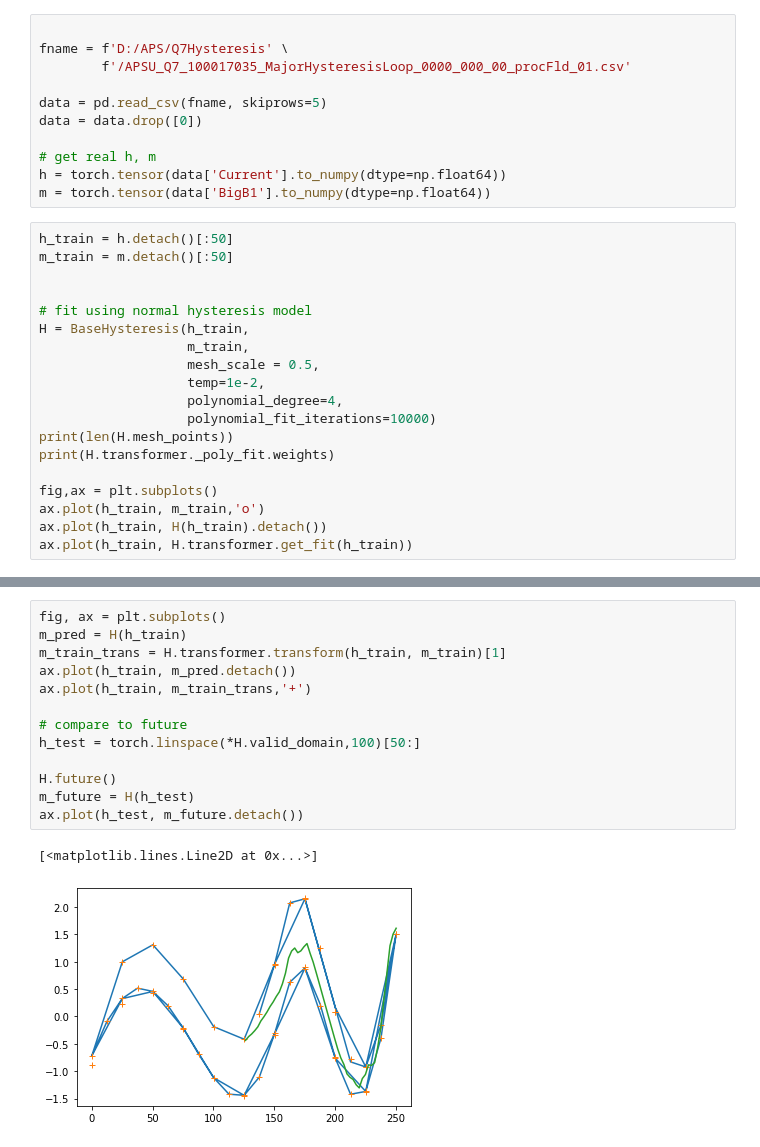
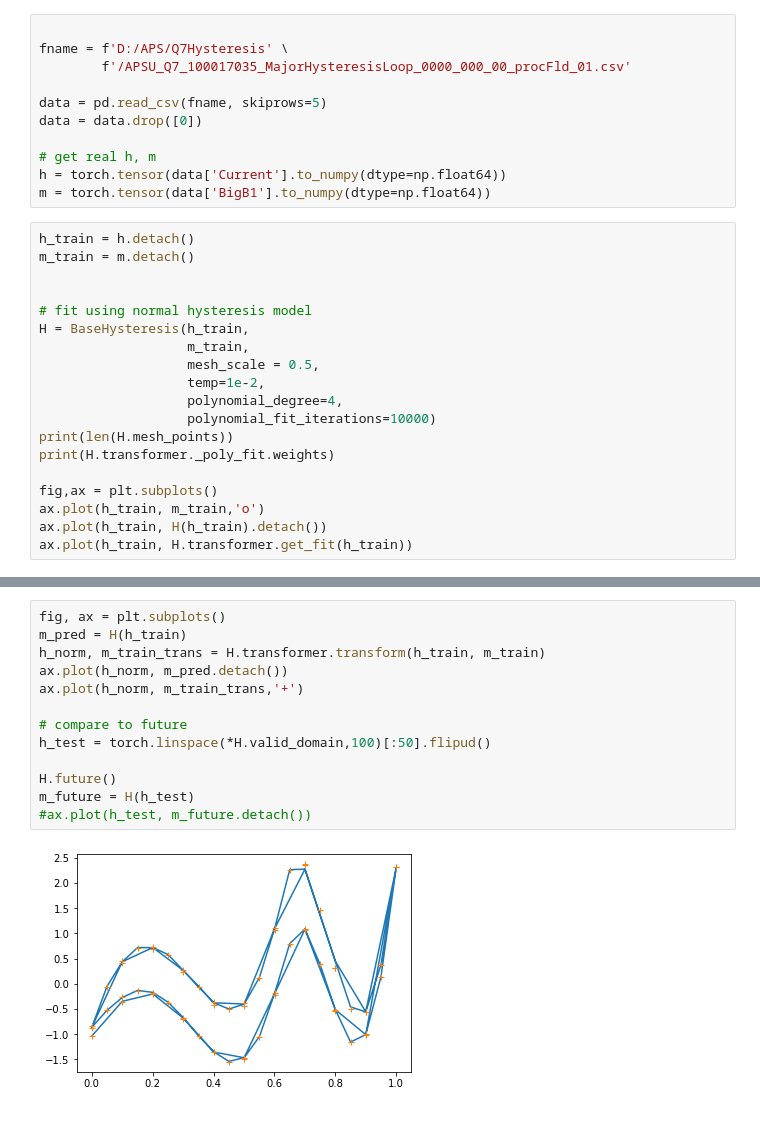
Before and after one commit to roussel-ryan/diff_hysteresis, a Jupyter notebook: fitting/aps/apsu_q7.ipynb, the cells around one changed output, grey strips where cells are left out. Drawn from its saved outputs; the diff is of its cells as text.

```diff
--- a/fitting/aps/apsu_q7.ipynb
+++ b/fitting/aps/apsu_q7.ipynb
@@ -19,8 +19,8 @@ data = data.drop([0])
 h = torch.tensor(data['Current'].to_numpy(dtype=np.float64))
 m = torch.tensor(data['BigB1'].to_numpy(dtype=np.float64))
 # %%
-h_train = h.detach()[:50]
-m_train = m.detach()[:50]
+h_train = h.detach()
+m_train = m.detach()
 
 
 # fit using normal hysteresis model
@@ -75,19 +72,18 @@ fig.set_size_inches(8,8)
 # %%
 fig, ax = plt.subplots()
 m_pred = H(h_train)
-m_train_trans = H.transformer.transform(h_train, m_train)[1]
-ax.plot(h_train, m_pred.detach())
-ax.plot(h_train, m_train_trans,'+')
+h_norm, m_train_trans = H.transformer.transform(h_train, m_train)
+ax.plot(h_norm, m_pred.detach())
+ax.plot(h_norm, m_train_trans,'+')
 
 # compare to future
-h_test = torch.linspace(*H.valid_domain,100)[50:]
+h_test = torch.linspace(*H.valid_domain,100)[:50].flipud()
 
 H.future()
 m_future = H(h_test)
-ax.plot(h_test, m_future.detach())
+#ax.plot(h_test, m_future.detach())
 # %% [output]
-[<matplotlib.lines.Line2D at 0x...>]
-[figure, old version]
+[figure, new version]
 # %%
 # plot future prediction
 fig2, ax2 = plt.subplots()
```
Also changed, not shown: parts of 9 cells of this notebook, 20 other files.
